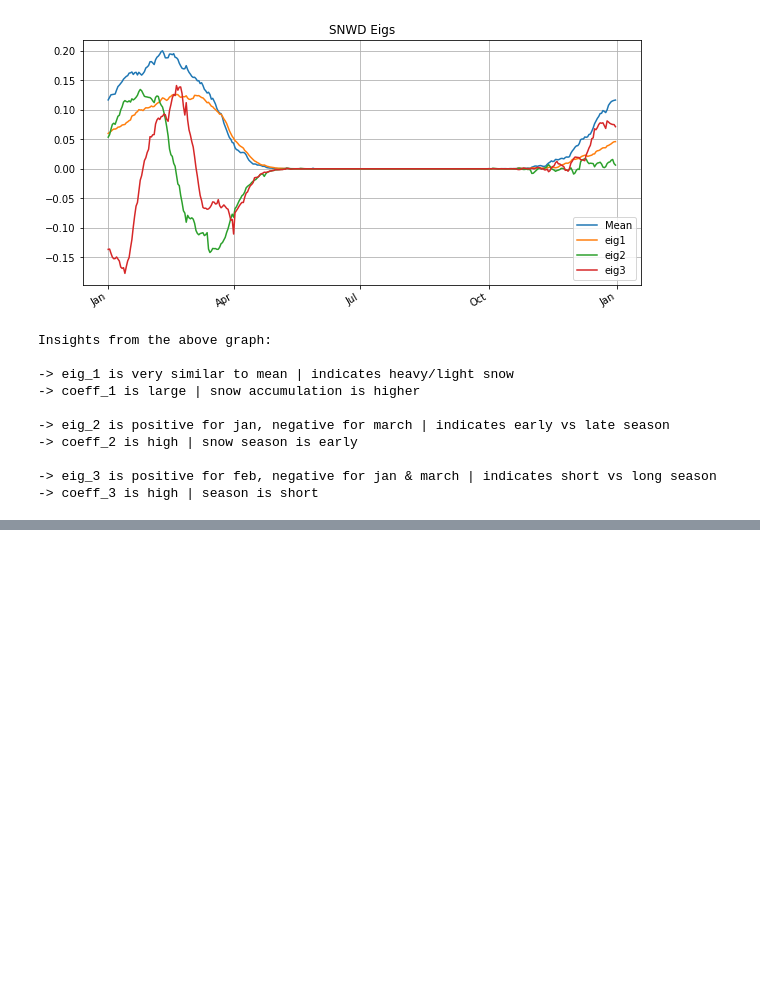
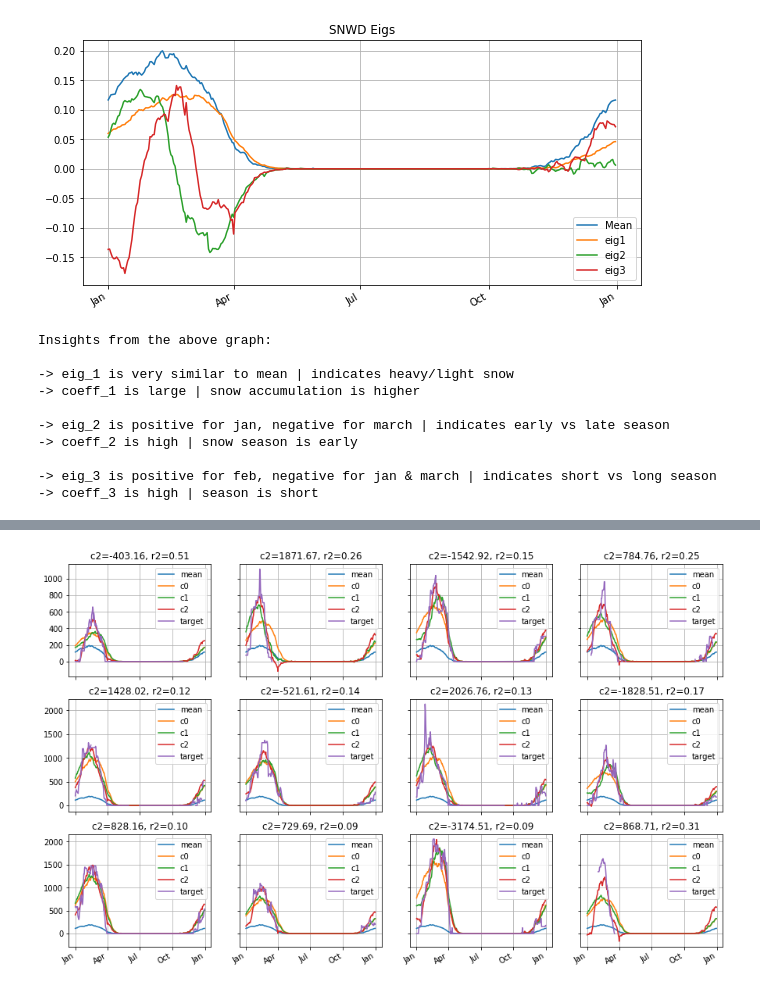
Before and after one commit to himanshu-suman/weather-analysis, a Jupyter notebook: spectral_analysis_of_snow_depth.ipynb, the cells around one changed output, grey strips where cells are left out. Saved outputs shown, nothing was run; the diff lists cells and outputs as text; code cells hidden in the pictures; blank space fills up the shorter version.

```diff
--- a/spectral_analysis_of_snow_depth.ipynb
+++ b/spectral_analysis_of_snow_depth.ipynb
@@ -412,0 +568,6 @@ Insights from the above graph:
+# %%
+# SNWD grid -> positive coeff 3
+
+plot_recon_grid(all_rows[-12:], mean, eig_vec)
+# %% [output]
+[figure, added]
```
Also changed, not shown: parts of 24 cells of this notebook.
